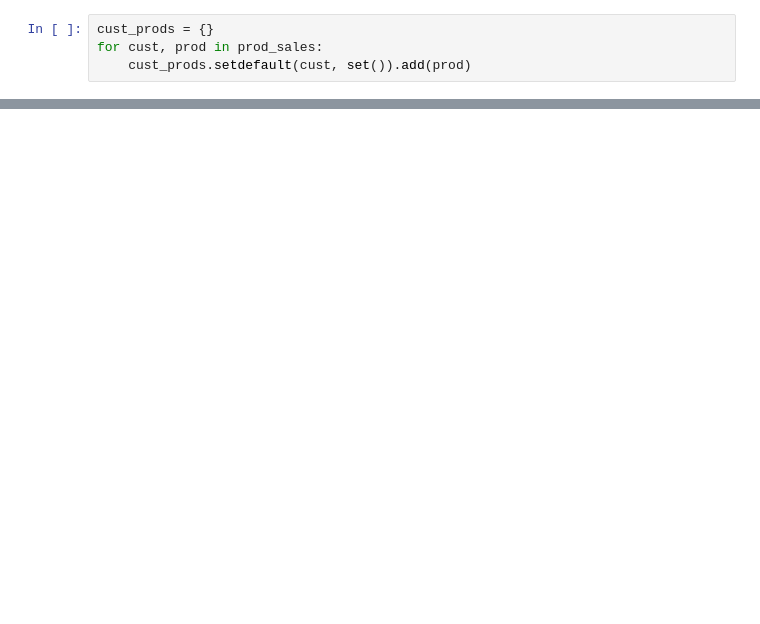
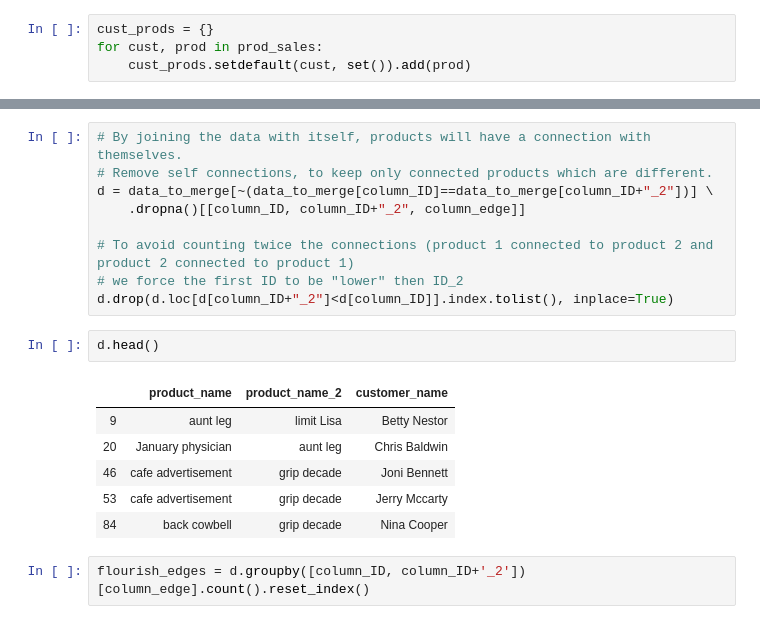
Before and after one commit to elke-hansen/Portfolio, a Jupyter notebook: Capstone/Final Model.ipynb, the cells around one changed output, grey strips where cells are left out. Cells and saved outputs as stored; diff of their text form; blank space fills up the shorter version.

```diff
--- a/Capstone/Final Model.ipynb
+++ b/Capstone/Final Model.ipynb
@@ -233,0 +320,20 @@ recommend_for_prods2('Betty Nestor')
+# %%
+# By joining the data with itself, products will have a connection with themselves.
+# Remove self connections, to keep only connected products which are different.
+d = data_to_merge[~(data_to_merge[column_ID]==data_to_merge[column_ID+"_2"])] \
+    .dropna()[[column_ID, column_ID+"_2", column_edge]]
+
+# To avoid counting twice the connections (product 1 connected to product 2 and product 2 connected to product 1)
+# we force the first ID to be "lower" then ID_2
+d.drop(d.loc[d[column_ID+"_2"]<d[column_ID]].index.tolist(), inplace=True)
+# %%
+d.head()
+# %% [output]
+|  | product_name | product_name_2 | customer_name |
+| 9 | aunt leg | limit Lisa | Betty Nestor |
+| 20 | January physician | aunt leg | Chris Baldwin |
+| 46 | cafe advertisement | grip decade | Joni Bennett |
+| 53 | cafe advertisement | grip decade | Jerry Mccarty |
+| 84 | back cowbell | grip decade | Nina Cooper |
+# %%
+flourish_edges = d.groupby([column_ID, column_ID+'_2'])[column_edge].count().reset_index()
```
Also changed, not shown: parts of 118 cells of this notebook, 18 other files.
